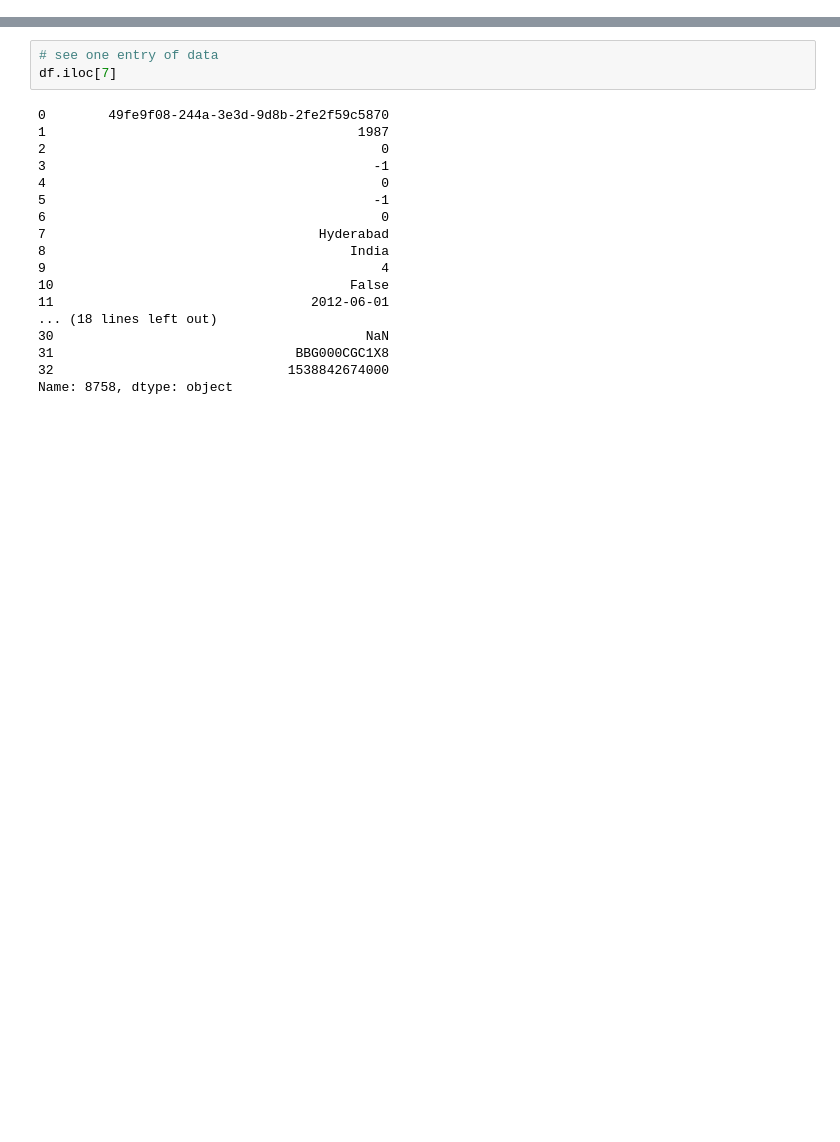
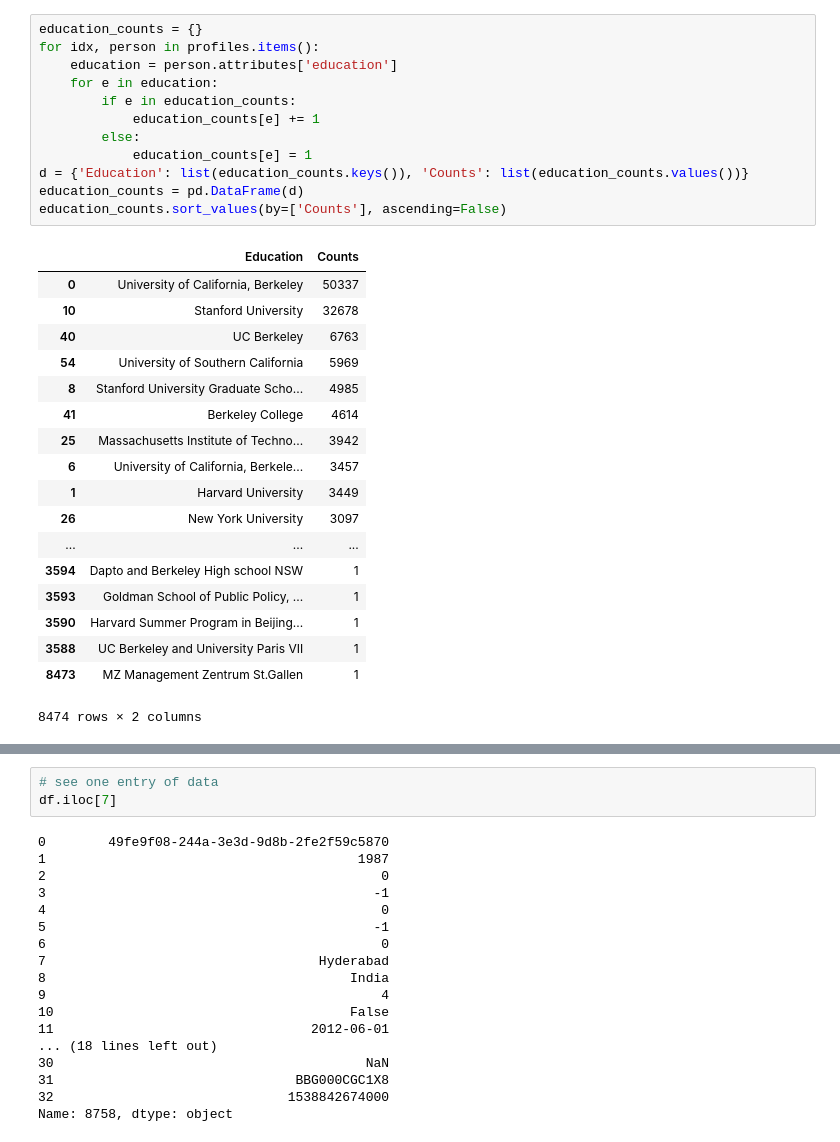
Before and after one commit to hodsonjames/employment, a Jupyter notebook: skill_evolution.ipynb, the cells around one changed output, grey strips where cells are left out. Saved outputs shown, nothing was run; the diff lists cells and outputs as text; blank space fills up the shorter version.

```diff
--- a/skill_evolution.ipynb
+++ b/skill_evolution.ipynb
@@ -59,0 +151,31 @@ df
+# %%
+education_counts = {}
+for idx, person in profiles.items():
+    education = person.attributes['education']
+    for e in education:
+        if e in education_counts:
+            education_counts[e] += 1
+        else:
+            education_counts[e] = 1
+d = {'Education': list(education_counts.keys()), 'Counts': list(education_counts.values())}
+education_counts = pd.DataFrame(d)
+education_counts.sort_values(by=['Counts'], ascending=False)
+# %% [output]
+|  | Education | Counts |
+| 0 | University of California, Berkeley | 50337 |
+| 10 | Stanford University | 32678 |
+| 40 | UC Berkeley | 6763 |
+| 54 | University of Southern California | 5969 |
+| 8 | Stanford University Graduate Scho... | 4985 |
+| 41 | Berkeley College | 4614 |
+| 25 | Massachusetts Institute of Techno... | 3942 |
+| 6 | University of California, Berkele... | 3457 |
+| 1 | Harvard University | 3449 |
+| 26 | New York University | 3097 |
+| ... | ... | ... |
+| 3594 | Dapto and Berkeley High school NSW | 1 |
+| 3593 | Goldman School of Public Policy, ... | 1 |
+| 3590 | Harvard Summer Program in Beijing... | 1 |
+| 3588 | UC Berkeley and University Paris VII | 1 |
+| 8473 | MZ Management Zentrum St.Gallen | 1 |
+8474 rows × 2 columns
```
Also changed, not shown: parts of 30 cells of this notebook.
